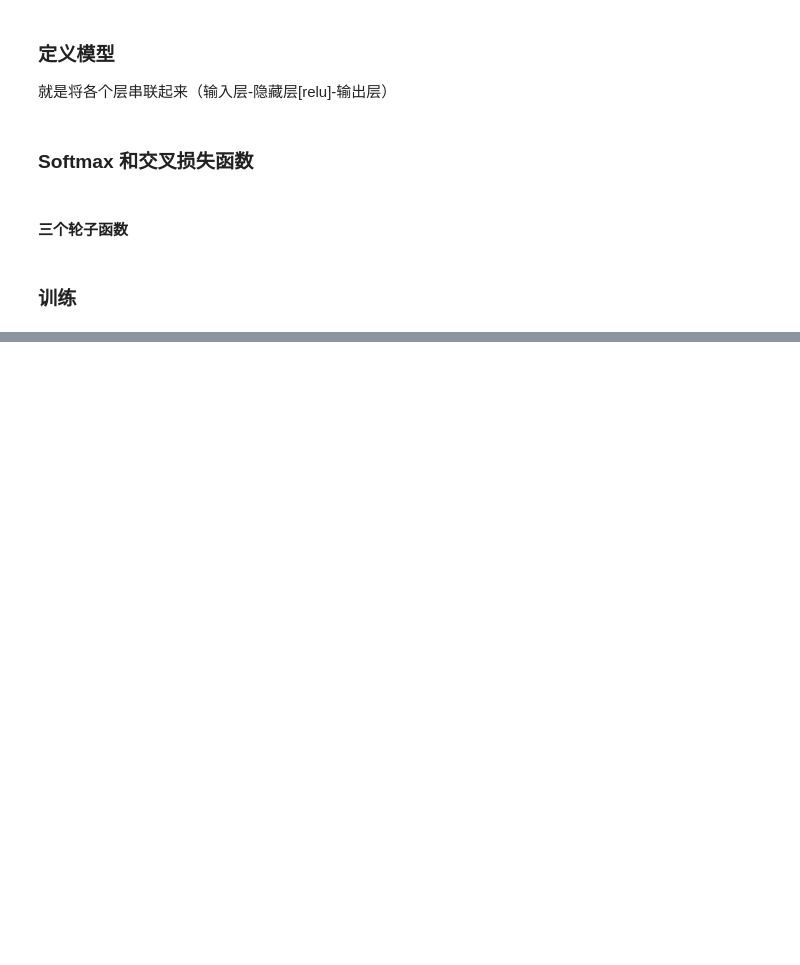
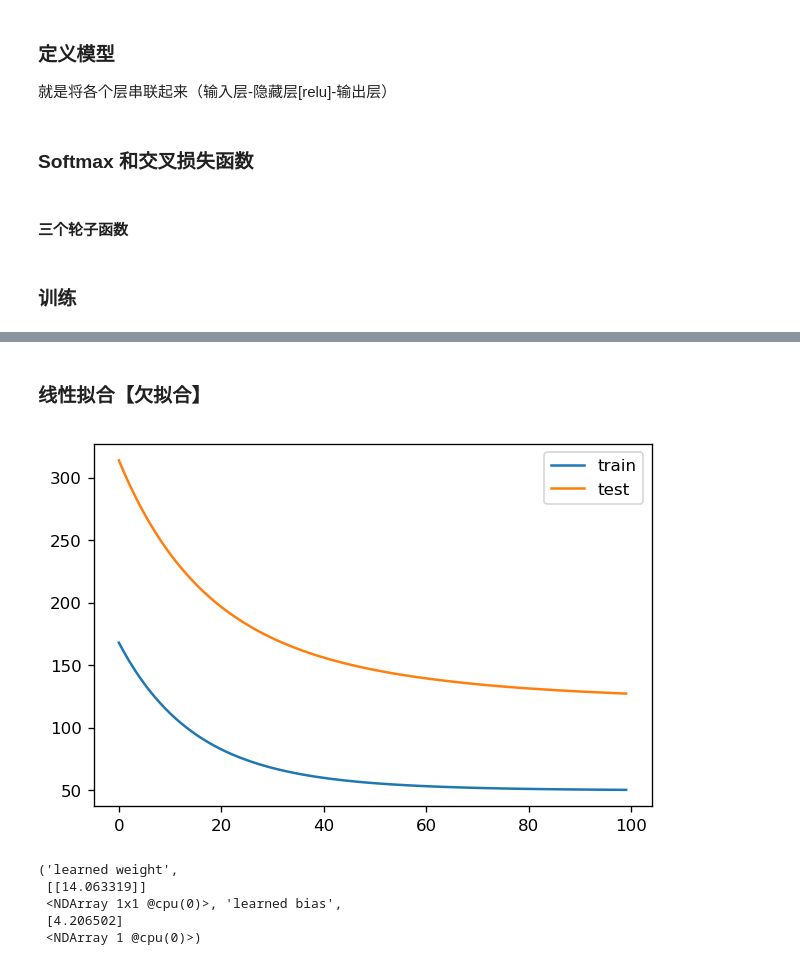
Before and after one commit to 499244188/Mx, a Jupyter notebook: 第二课 过拟合、多层感知机.ipynb, the cells around one changed output, grey strips where cells are left out. Drawn from its saved outputs; the diff is of its cells as text; code cells hidden in the pictures; blank space fills up the shorter version.

```diff
--- a/第二课 过拟合、多层感知机.ipynb
+++ b/第二课 过拟合、多层感知机.ipynb
@@ -104,0 +250,11 @@ Epoch 4. Loss: 0.276812, Train acc 0.899934,Test acc 0.022334
+# %% [markdown]
+### 线性拟合【欠拟合】
+# %%
+train(x[:30,:],x[num_train:,:],y[:30],y[num_train:])
+# %% [output]
+[figure, added]
+('learned weight',
+ [[14.063319]]
+ <NDArray 1x1 @cpu(0)>, 'learned bias',
+ [4.206502]
+ <NDArray 1 @cpu(0)>)
```
Also changed, not shown: parts of 73 cells of this notebook, 4 other files.
